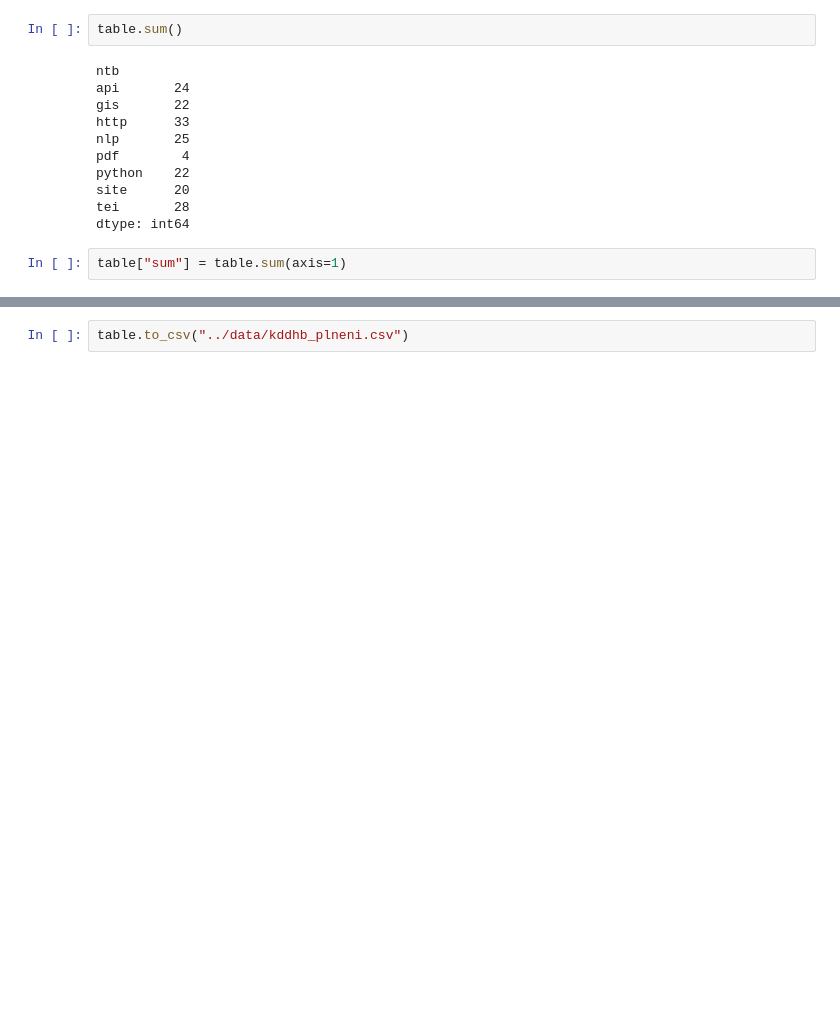
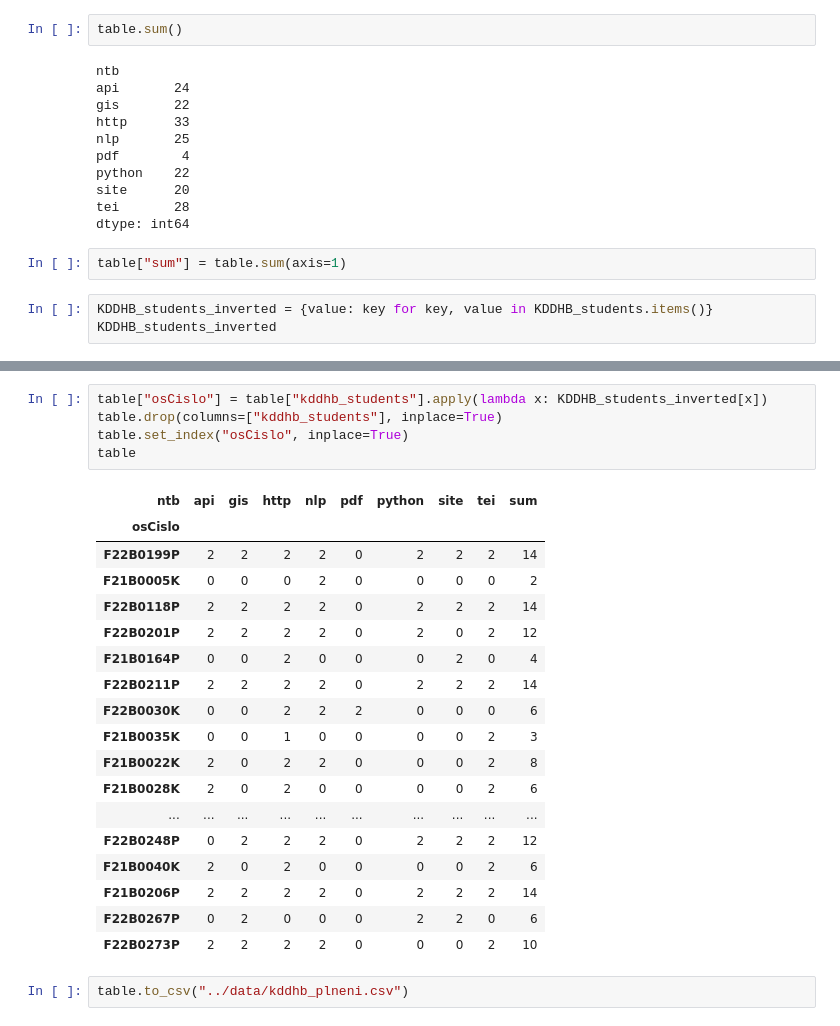
Before and after one commit to CCS-ZCU/pribehy-dat, a Jupyter notebook: management/kontrola.ipynb, the cells around one changed output, grey strips where cells are left out. Cells and saved outputs as stored; diff of their text form; blank space fills up the shorter version.

```diff
--- a/management/kontrola.ipynb
+++ b/management/kontrola.ipynb
@@ -235,3 +235,6 @@ tei       28
 dtype: int64
 # %%
 table["sum"] = table.sum(axis=1)
+# %%
+KDDHB_students_inverted = {value: key for key, value in KDDHB_students.items()}
+KDDHB_students_inverted
@@ -238,2 +280,26 @@ table["sum"] = table.sum(axis=1)
+# %%
+table["osCislo"] = table["kddhb_students"].apply(lambda x: KDDHB_students_inverted[x])
+table.drop(columns=["kddhb_students"], inplace=True)
+table.set_index("osCislo", inplace=True)
+table
+# %% [output]
+| ntb | api | gis | http | nlp | pdf | python | site | tei | sum |
+| osCislo |  |  |  |  |  |  |  |  |  |
+| F22B0199P | 2 | 2 | 2 | 2 | 0 | 2 | 2 | 2 | 14 |
+| F21B0005K | 0 | 0 | 0 | 2 | 0 | 0 | 0 | 0 | 2 |
+| F22B0118P | 2 | 2 | 2 | 2 | 0 | 2 | 2 | 2 | 14 |
+| F22B0201P | 2 | 2 | 2 | 2 | 0 | 2 | 0 | 2 | 12 |
+| F21B0164P | 0 | 0 | 2 | 0 | 0 | 0 | 2 | 0 | 4 |
+| F22B0211P | 2 | 2 | 2 | 2 | 0 | 2 | 2 | 2 | 14 |
+| F22B0030K | 0 | 0 | 2 | 2 | 2 | 0 | 0 | 0 | 6 |
+| F21B0035K | 0 | 0 | 1 | 0 | 0 | 0 | 0 | 2 | 3 |
+| F21B0022K | 2 | 0 | 2 | 2 | 0 | 0 | 0 | 2 | 8 |
+| F21B0028K | 2 | 0 | 2 | 0 | 0 | 0 | 0 | 2 | 6 |
+| ... | ... | ... | ... | ... | ... | ... | ... | ... | ... |
+| F22B0248P | 0 | 2 | 2 | 2 | 0 | 2 | 2 | 2 | 12 |
+| F21B0040K | 2 | 0 | 2 | 0 | 0 | 0 | 0 | 2 | 6 |
+| F21B0206P | 2 | 2 | 2 | 2 | 0 | 2 | 2 | 2 | 14 |
+| F22B0267P | 0 | 2 | 0 | 0 | 0 | 2 | 2 | 0 | 6 |
+| F22B0273P | 2 | 2 | 2 | 2 | 0 | 0 | 0 | 2 | 10 |
 # %%
 table.to_csv("../data/kddhb_plneni.csv")
```
Also changed, not shown: parts of 3 cells of this notebook, 1 other file.
